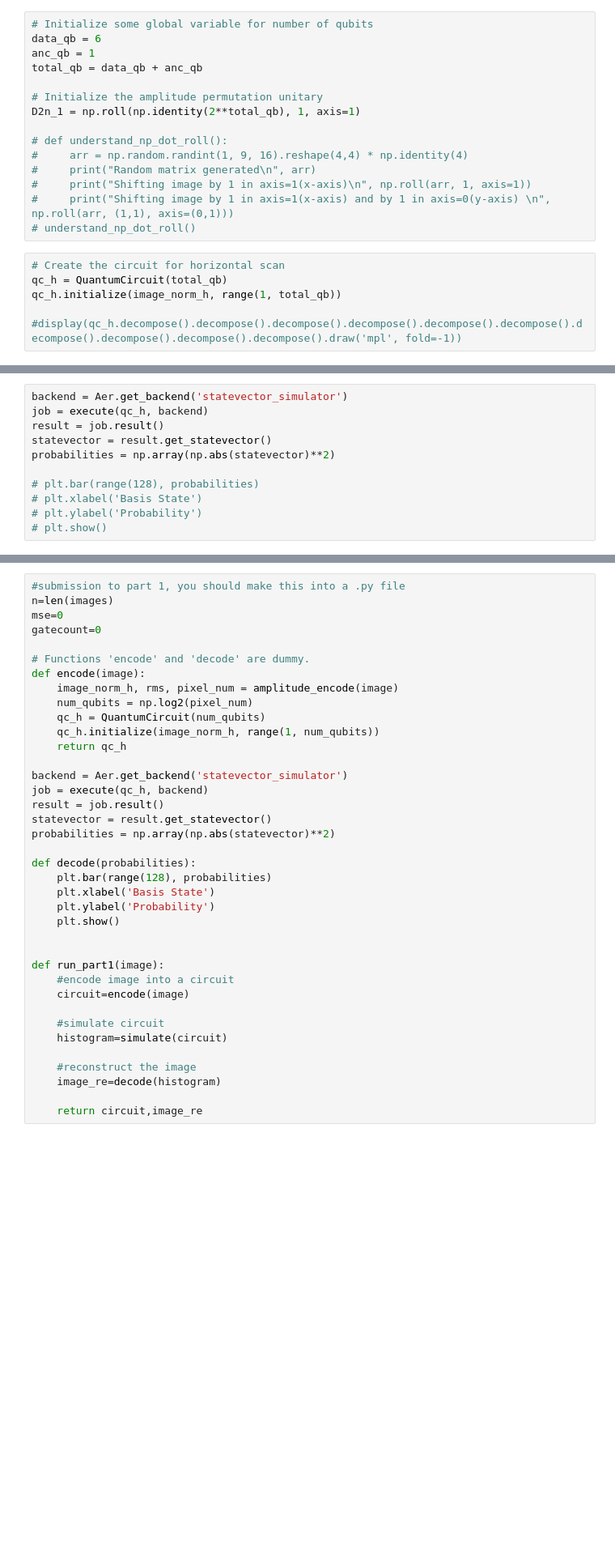
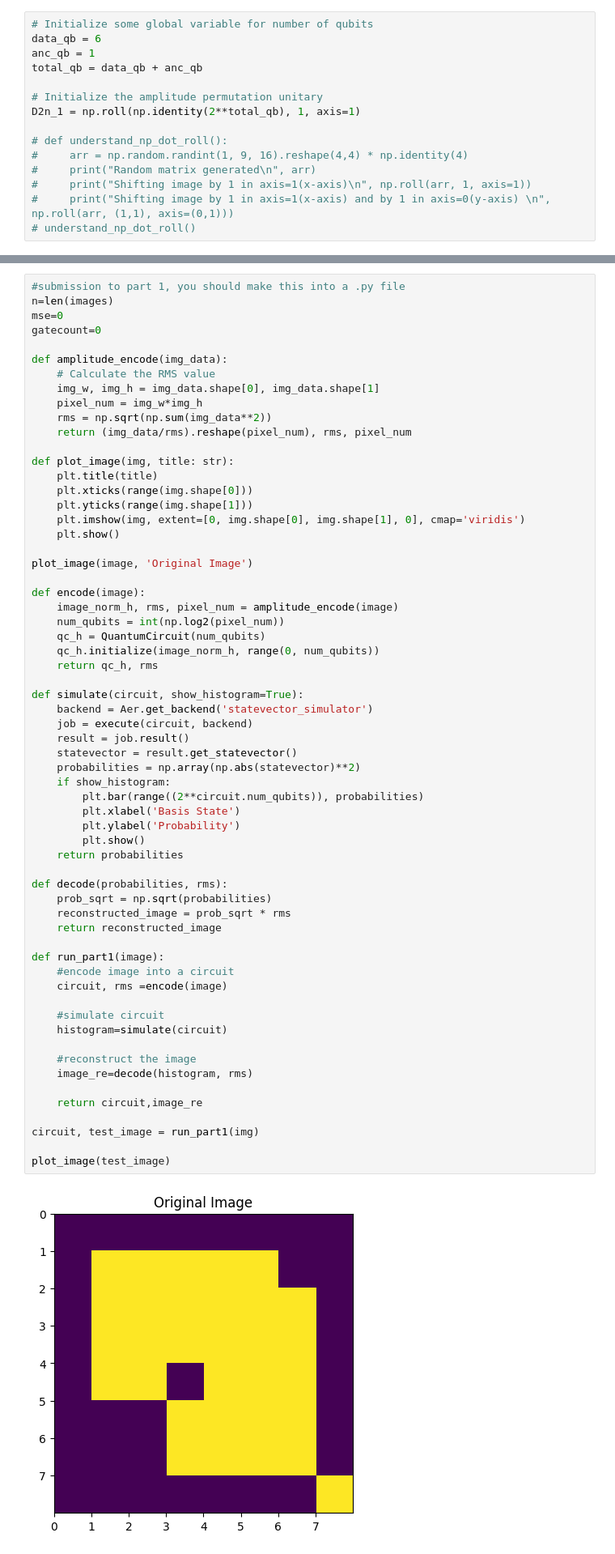
Before and after one commit to el-dAna/2023_IonQ_Remote, a Jupyter notebook: part1_example_qiskit.ipynb, the cells around one changed output, grey strips where cells are left out. Shown at 81% size. Drawn from its saved outputs; the diff is of its cells as text; blank space fills up the shorter version.

Commit message:
organised functions for  encode, decode, simumate and run_1

```diff
--- a/part1_example_qiskit.ipynb
+++ b/part1_example_qiskit.ipynb
@@ -132,9 +108,3 @@ D2n_1 = np.roll(np.identity(2**total_qb), 1, axis=1)
 #     print("Shifting image by 1 in axis=1(x-axis)\n", np.roll(arr, 1, axis=1))
 #     print("Shifting image by 1 in axis=1(x-axis) and by 1 in axis=0(y-axis) \n", np.roll(arr, (1,1), axis=(0,1)))
 # understand_np_dot_roll()
-# %%
-# Create the circuit for horizontal scan
-qc_h = QuantumCircuit(total_qb)
-qc_h.initialize(image_norm_h, range(1, total_qb))
-
-#display(qc_h.decompose().decompose().decompose().decompose().decompose().decompose().decompose().decompose().decompose().decompose().draw('mpl', fold=-1))
@@ -143,11 +110,0 @@ qc_h.initialize(image_norm_h, range(1, total_qb))
-# %%
-backend = Aer.get_backend('statevector_simulator')
-job = execute(qc_h, backend)
-result = job.result()
-statevector = result.get_statevector()
-probabilities = np.array(np.abs(statevector)**2)
-
-# plt.bar(range(128), probabilities)
-# plt.xlabel('Basis State')
-# plt.ylabel('Probability')
-# plt.show()
@@ -161,38 +111,64 @@ probabilities = np.array(np.abs(statevector)**2)
 # %%
 #submission to part 1, you should make this into a .py file
 n=len(images)
 mse=0
 gatecount=0
 
-# Functions 'encode' and 'decode' are dummy.
+def amplitude_encode(img_data):
+    # Calculate the RMS value
+    img_w, img_h = img_data.shape[0], img_data.shape[1]
+    pixel_num = img_w*img_h
+    rms = np.sqrt(np.sum(img_data**2))
+    return (img_data/rms).reshape(pixel_num), rms, pixel_num
+
+def plot_image(img, title: str):
+    plt.title(title)
+    plt.xticks(range(img.shape[0]))
+    plt.yticks(range(img.shape[1]))
+    plt.imshow(img, extent=[0, img.shape[0], img.shape[1], 0], cmap='viridis')
+    plt.show()
+
+plot_image(image, 'Original Image')
+
 def encode(image):
     image_norm_h, rms, pixel_num = amplitude_encode(image)
-    num_qubits = np.log2(pixel_num)
+    num_qubits = int(np.log2(pixel_num))
     qc_h = QuantumCircuit(num_qubits)
-    qc_h.initialize(image_norm_h, range(1, num_qubits))
-    return qc_h
+    qc_h.initialize(image_norm_h, range(0, num_qubits))
+    return qc_h, rms
 
-backend = Aer.get_backend('statevector_simulator')
-job = execute(qc_h, backend)
-result = job.result()
-statevector = result.get_statevector()
-probabilities = np.array(np.abs(statevector)**2)
+def simulate(circuit, show_histogram=True):
+    backend = Aer.get_backend('statevector_simulator')
+    job = execute(circuit, backend)
+    result = job.result()
+    statevector = result.get_statevector()
+    probabilities = np.array(np.abs(statevector)**2)
+    if show_histogram:
+        plt.bar(range((2**circuit.num_qubits)), probabilities)
+        plt.xlabel('Basis State')
+        plt.ylabel('Probability')
+        plt.show()
+    return probabilities
 
-def decode(probabilities):
-    plt.bar(range(128), probabilities)
-    plt.xlabel('Basis State')
-    plt.ylabel('Probability')
-    plt.show()
-
+def decode(probabilities, rms):
+    prob_sqrt = np.sqrt(probabilities)
+    reconstructed_image = prob_sqrt * rms
+    return reconstructed_image
 
 def run_part1(image):
     #encode image into a circuit
-    circuit=encode(image)
+    circuit, rms =encode(image)
 
     #simulate circuit
     histogram=simulate(circuit)
 
     #reconstruct the image
-    image_re=decode(histogram)
+    image_re=decode(histogram, rms)
 
     return circuit,image_re
+
+circuit, test_image = run_part1(img)
+
+plot_image(test_image)
+# %% [output]
+[figure, added]
```
Also changed, not shown: parts of 5 cells of this notebook.
